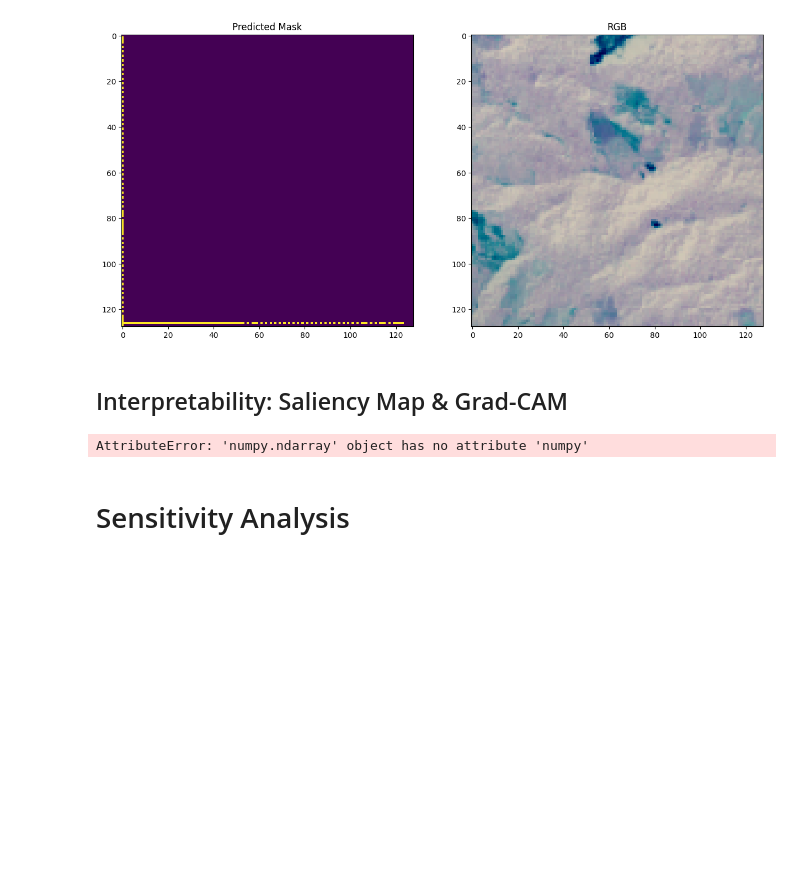
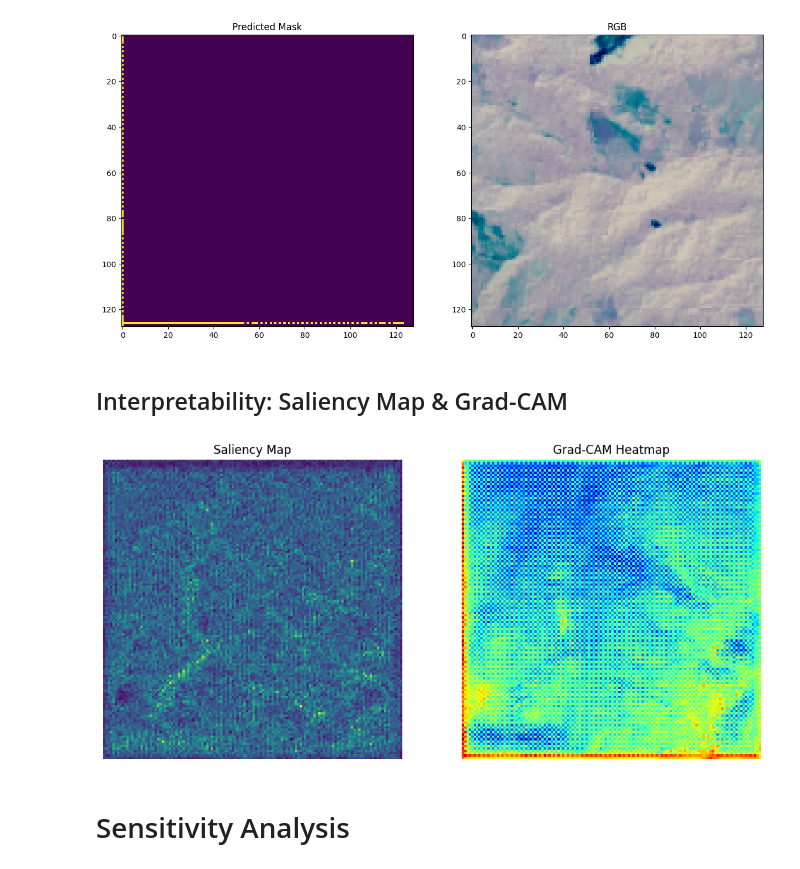
Before and after one commit to NanaKwakuOsei-Opoku/Interpretable-Landslide-Detection-System, a Jupyter notebook: Landslide4Sense_solution.ipynb, the cells around one changed output. Cells and saved outputs as stored; diff of their text form; code cells hidden in the pictures; blank space fills up the shorter version.

```diff
--- a/Landslide4Sense_solution.ipynb
+++ b/Landslide4Sense_solution.ipynb
@@ -458,11 +458,11 @@ def compute_saliency(model, x, class_idx=None):
 
 def grad_cam_segmentation(model, x, layer_name=None):
     if layer_name is None:
-        layer_name = [l.name for l in model.layers if 'conv2d' in l.name][-1]# Heuristically pick the last conv layer in your model & Inspect your model.summary() for exact layer names.
+        layer_name = [l.name for l in model.layers if 'conv2d' in l.name][-1]  # Pick the last conv layer
 
     # Build a sub-model that returns (feature_maps, predictions)
     grad_model = tf.keras.models.Model(
-        inputs=[model.inputs],
+        inputs=model.inputs,
         outputs=[
             model.get_layer(layer_name).output,
             model.output
@@ -471,45 +471,44 @@ def grad_cam_segmentation(model, x, layer_name=None):
 
     with tf.GradientTape() as tape:
         feature_maps, predictions = grad_model(x, training=False)
-        # We'll define the loss as sum over the predicted mask
         loss = tf.reduce_sum(predictions)
 
-    # Grad w.r.t. the feature maps & Global average pooling on the grads
     grads = tape.gradient(loss, feature_maps)
     pooled_grads = tf.reduce_mean(grads, axis=(0, 1, 2))
 
-    # Multiply each channel in the feature map by the pooled gradient
-    feature_maps = feature_maps[0]  # remove batch dimension
+    feature_maps = feature_maps[0]  # Remove batch dimension
     heatmap = tf.reduce_sum(tf.multiply(feature_maps, pooled_grads), axis=-1)
 
-    # ReLU
-    heatmap = np.maximum(heatmap, 0)
-    # Normalize
-    max_val = np.max(heatmap) if np.max(heatmap) != 0 else 1e-6
-    heatmap /= max_val
+    # Apply ReLU using TensorFlow
+    heatmap = tf.maximum(heatmap, 0)
+    # Normalize the heatmap
+    max_val = tf.reduce_max(heatmap)
+    heatmap = heatmap / (max_val + 1e-6)
+    # Convert to NumPy array once, after all TensorFlow operations
     heatmap = heatmap.numpy()
 
-    # Resize to match original input
+    # Resize to match original input size
     h, w = x.shape[1], x.shape[2]
     heatmap = cv2.resize(heatmap, (w, h))
     return heatmap
+
 
 # Example usage on one validation image
 test_img = x_valid[None, 0, ...]  # shape (1, 128, 128, 6)
 saliency_map = compute_saliency(model, test_img)
 gradcam_map = grad_cam_segmentation(model, test_img, layer_name=None)
 
 fig, (ax_s, ax_g) = plt.subplots(1, 2, figsize=(12, 6))
 ax_s.imshow(saliency_map, cmap='viridis')
 ax_s.set_title("Saliency Map")
 ax_s.axis('off')
 
 ax_g.imshow(gradcam_map, cmap='jet')
 ax_g.set_title("Grad-CAM Heatmap")
 ax_g.axis('off')
 plt.show()
 # %% [output]
-AttributeError: 'numpy.ndarray' object has no attribute 'numpy'
+[figure, added]
 # %% [markdown]
 # Sensitivity Analysis
 # %%
```
